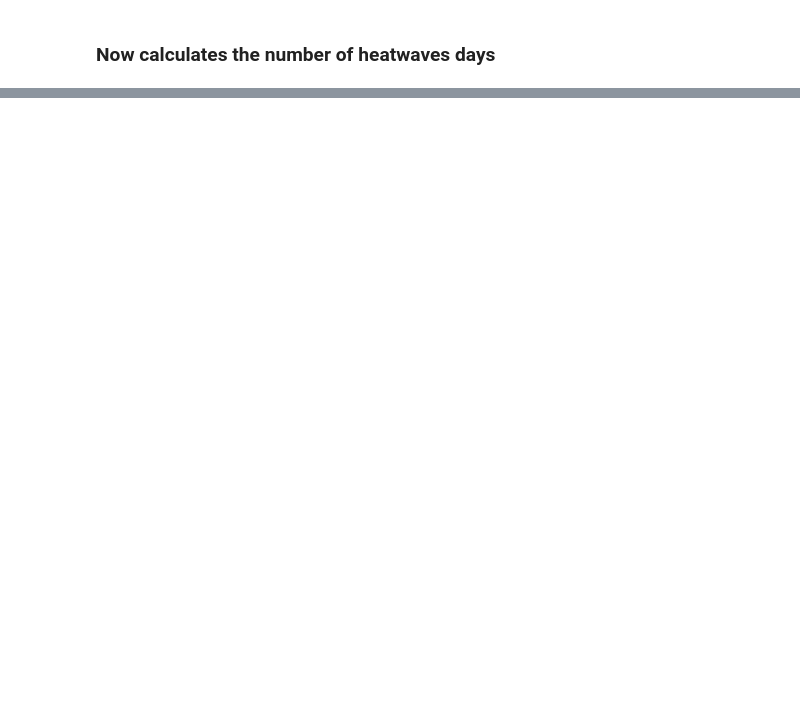
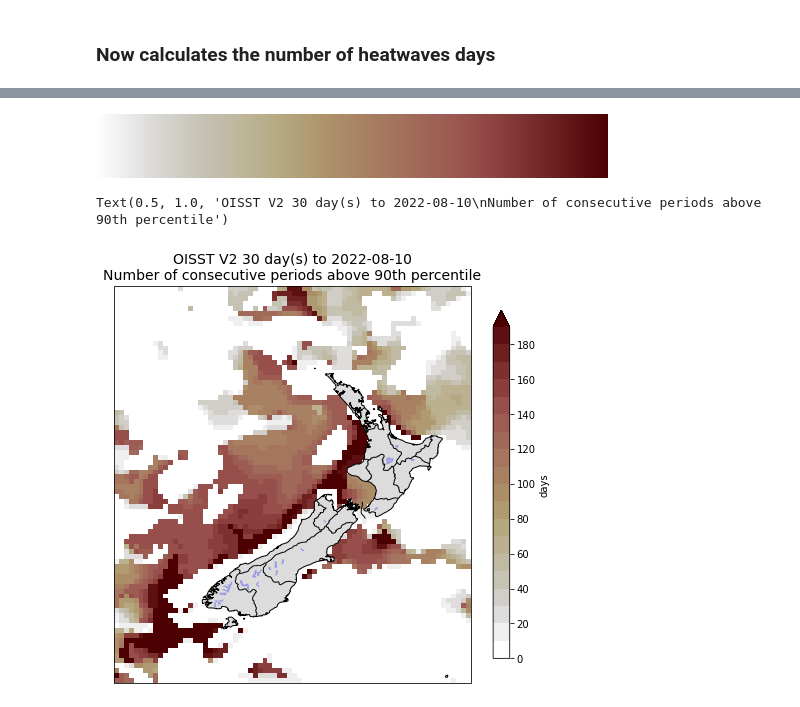
Before and after one commit to YinjingLin/OISST_indices, a Jupyter notebook: notebooks/OISST_realtime_NZ_maps.ipynb, the cells around one changed output, grey strips where cells are left out. Cells and saved outputs as stored; diff of their text form; code cells hidden in the pictures; blank space fills up the shorter version.

```diff
--- a/notebooks/OISST_realtime_NZ_maps.ipynb
+++ b/notebooks/OISST_realtime_NZ_maps.ipynb
@@ -224,3 +237,6 @@ heatwaves_days_consecutive = heatwaves_days.cumsum(dim='time', keep_attrs=True)
 # %%
-heatwaves_days_consecutive['time'] = (('time'), np.arange(len(heatwaves_days.time))[::-1])
+heatwaves_days_consecutive["time"] = (
+    ("time"),
+    np.arange(len(heatwaves_days.time))[::-1],
+)
 # %%
@@ -331,0 +275,16 @@ days
+# %%
+cmap
+# %% [output]
+[figure, added]
+# %%
+import cartopy.feature as cfeature
+
+states_provinces = cfeature.NaturalEarthFeature(
+    category="cultural",
+    name="admin_1_states_provinces_lines",
+    scale="10m",
+    facecolor="none",
+)
+
+lakes = cfeature.NaturalEarthFeature("physical", "lakes", "10m")
+land = cfeature.NaturalEarthFeature("physical", "land", "10m")
@@ -331,0 +293,25 @@ days
+# %%
+cbar_kwargs = {"shrink": 0.8, "label": "days"}
+# %%
+f, ax = plt.subplots(
+    figsize=(8, 8),
+    subplot_kw=dict(projection=ccrs.PlateCarree(central_longitude=180)),
+)
+
+heatwaves_days_consecutive.plot(
+    ax=ax,
+    levels=np.arange(0, 200, 10),
+    transform=ccrs.PlateCarree(),
+    cmap=cmap,
+    cbar_kwargs=cbar_kwargs,
+)
+
+ax.add_feature(land, facecolor="gainsboro")
+ax.add_feature(lakes, facecolor="b", edgecolor="b", alpha=0.2)
+ax.add_feature(states_provinces, edgecolor="k", linewidth=1)
+ax.coastlines("10m", linewidth=1)
+
+ax.set_title(f"OISST V2 {ndays_agg} day(s) to {last_day:%Y-%m-%d}\nNumber of consecutive periods above {int(quantile*100):02d}th percentile", fontsize=14)
+# %% [output]
+Text(0.5, 1.0, 'OISST V2 30 day(s) to 2022-08-10\nNumber of consecutive periods above 90th percentile')
+[figure, added]
```
Also changed, not shown: parts of 32 cells of this notebook, 6 other files.
